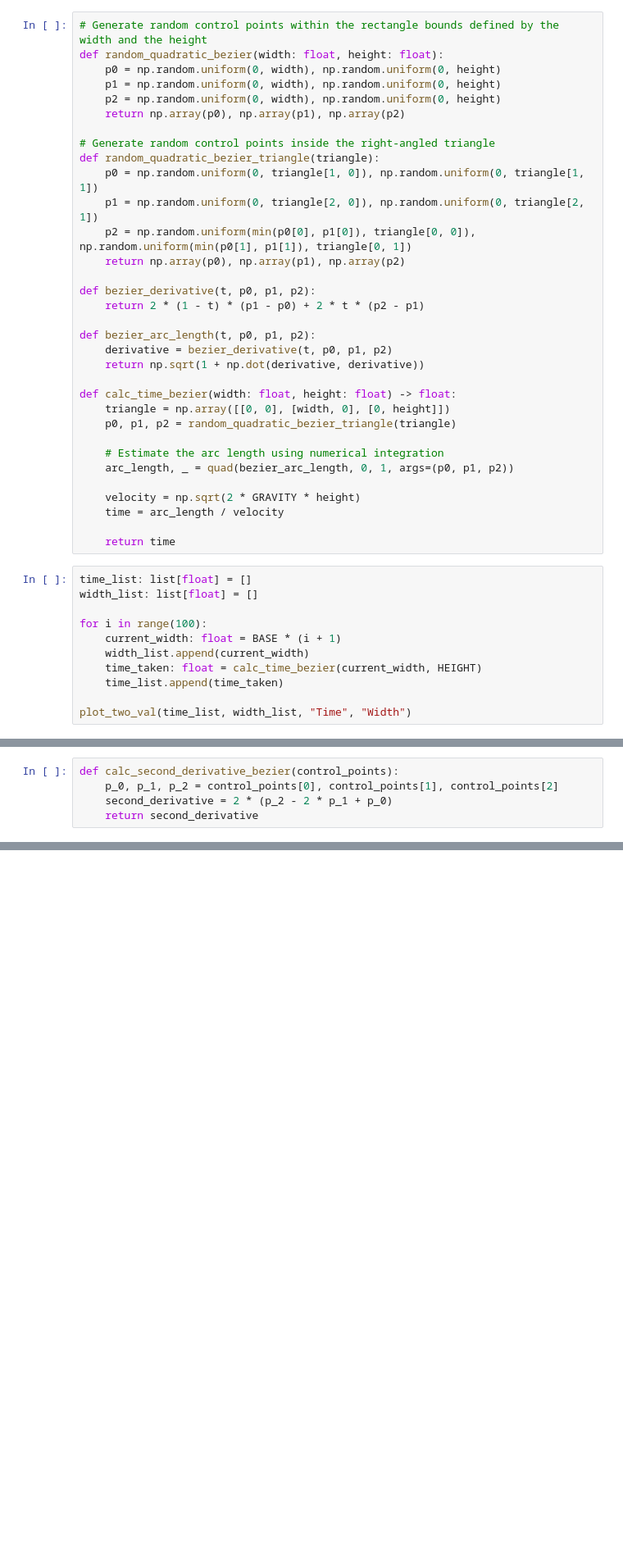
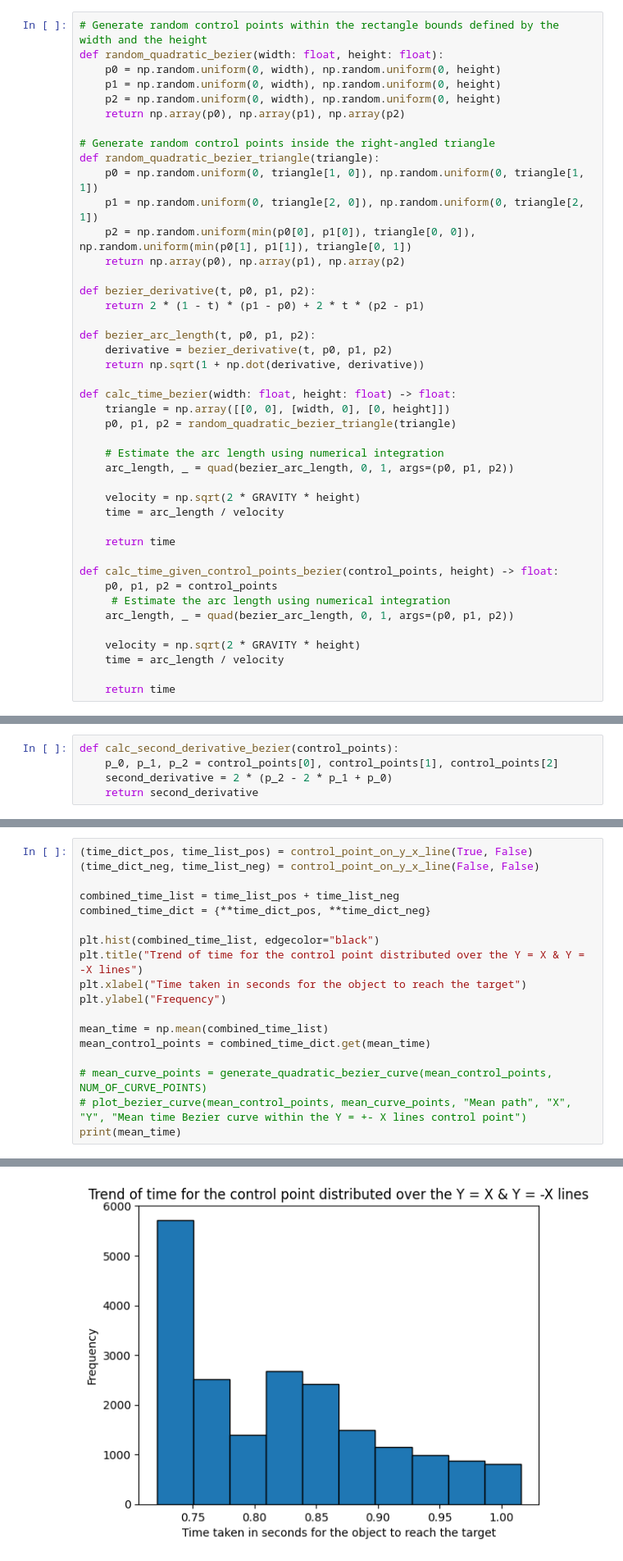
Before and after one commit to Atishaya7777/brachistochrone-trajectory, a Jupyter notebook: main.ipynb, the cells around one changed output, grey strips where cells are left out. Shown at 82% size. Saved outputs shown, nothing was run; the diff lists cells and outputs as text; blank space fills up the shorter version.

```diff
--- a/main.ipynb
+++ b/main.ipynb
@@ -459,14 +475,13 @@ def calc_time_bezier(width: float, height: float) -> float:
     time = arc_length / velocity
 
     return time
+
+def calc_time_given_control_points_bezier(control_points, height) -> float:
+    p0, p1, p2 = control_points
+     # Estimate the arc length using numerical integration
+    arc_length, _ = quad(bezier_arc_length, 0, 1, args=(p0, p1, p2))
+
+    velocity = np.sqrt(2 * GRAVITY * height)
+    time = arc_length / velocity
+
+    return time
-# %%
-time_list: list[float] = []
-width_list: list[float] = []
-
-for i in range(100):
-    current_width: float = BASE * (i + 1)
-    width_list.append(current_width)
-    time_taken: float = calc_time_bezier(current_width, HEIGHT)
-    time_list.append(time_taken)
-
-plot_two_val(time_list, width_list, "Time", "Width")
@@ -496,0 +575,19 @@ triangle = np.array([[0, 0], [BASE, 0], [0, HEIGHT]])
+# %%
+(time_dict_pos, time_list_pos) = control_point_on_y_x_line(True, False)
+(time_dict_neg, time_list_neg) = control_point_on_y_x_line(False, False)
+
+combined_time_list = time_list_pos + time_list_neg
+combined_time_dict = {**time_dict_pos, **time_dict_neg}
+
+plt.hist(combined_time_list, edgecolor="black")
+plt.title("Trend of time for the control point distributed over the Y = X & Y = -X lines")
+plt.xlabel("Time taken in seconds for the object to reach the target")
+plt.ylabel("Frequency")
+
+mean_time = np.mean(combined_time_list)
+mean_control_points = combined_time_dict.get(mean_time)
+
+# mean_curve_points = generate_quadratic_bezier_curve(mean_control_points, NUM_OF_CURVE_POINTS)
+# plot_bezier_curve(mean_control_points, mean_curve_points, "Mean path", "X", "Y", "Mean time Bezier curve within the Y = +- X lines control point")
+print(mean_time)
+# %% [output]
@@ -496,0 +595 @@ triangle = np.array([[0, 0], [BASE, 0], [0, HEIGHT]])
+[figure, added]
```
Also changed, not shown: parts of 13 cells of this notebook.
